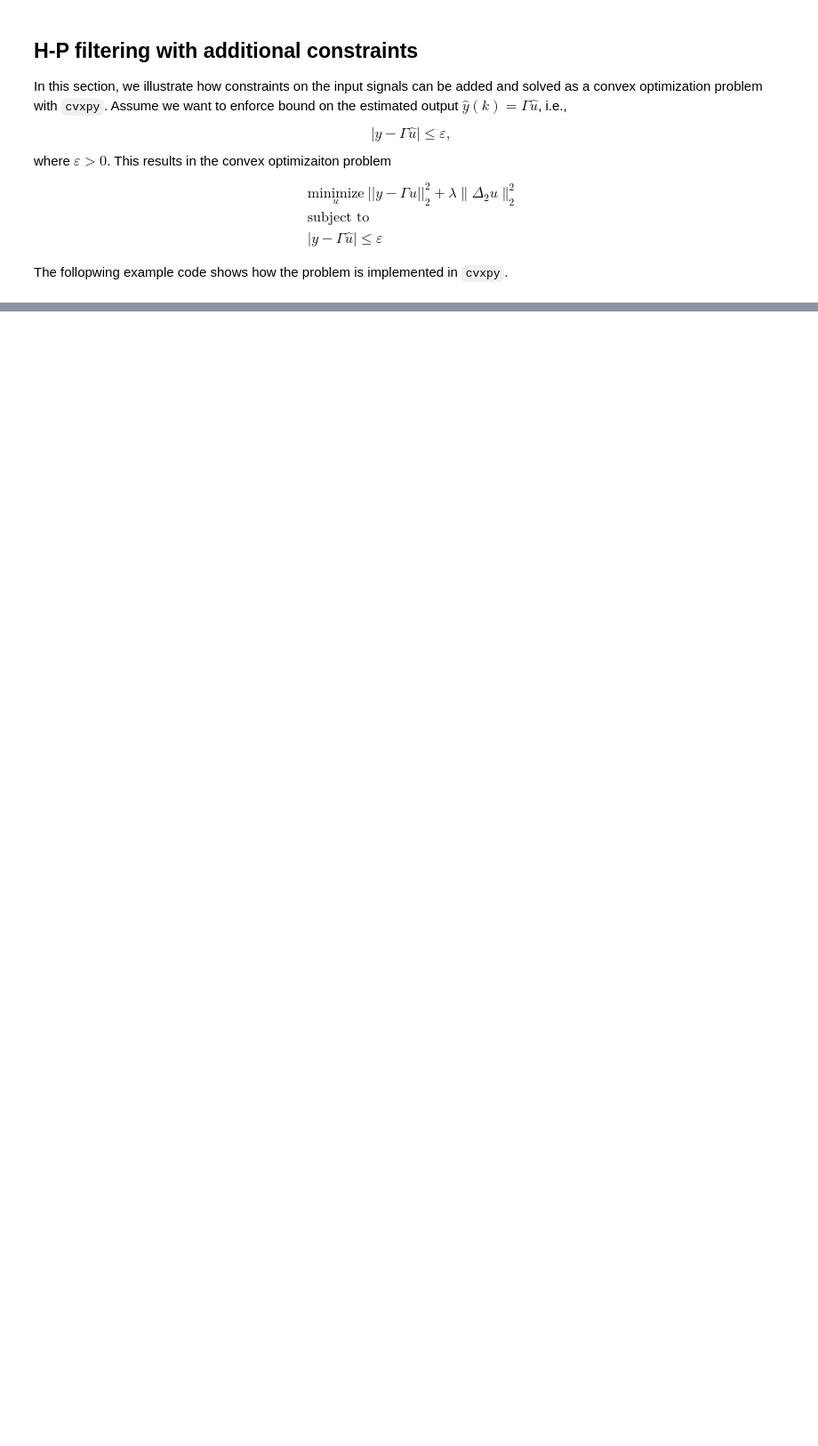
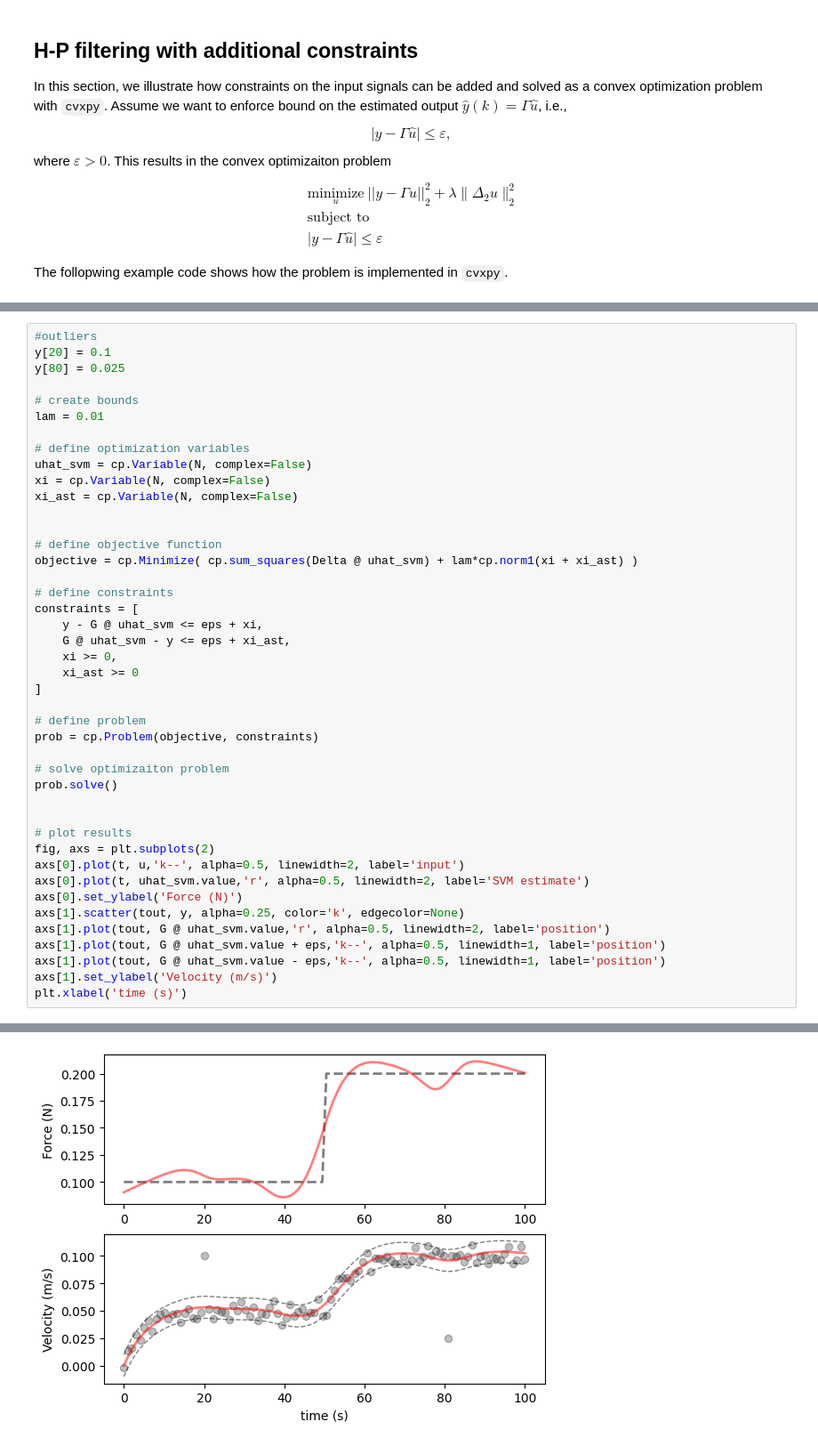
Before and after one commit to mmanngard/VirtualSensors, a Jupyter notebook: notebooks/virtual_sensing_introduction.ipynb, the cells around one changed output, grey strips where cells are left out. Shown at 89% size. Saved outputs shown, nothing was run; the diff lists cells and outputs as text; blank space fills up the shorter version.

```diff
--- a/notebooks/virtual_sensing_introduction.ipynb
+++ b/notebooks/virtual_sensing_introduction.ipynb
@@ -413,0 +429,44 @@ Text(0.5, 0, 'time (s)')
+# %%
+#outliers
+y[20] = 0.1
+y[80] = 0.025
+
+# create bounds
+lam = 0.01
+
+# define optimization variables
+uhat_svm = cp.Variable(N, complex=False)
+xi = cp.Variable(N, complex=False)
+xi_ast = cp.Variable(N, complex=False)
+
+
+# define objective function
+objective = cp.Minimize( cp.sum_squares(Delta @ uhat_svm) + lam*cp.norm1(xi + xi_ast) )
+
+# define constraints
+constraints = [
+    y - G @ uhat_svm <= eps + xi,
+    G @ uhat_svm - y <= eps + xi_ast,
+    xi >= 0,
+    xi_ast >= 0
+]
+
+# define problem
+prob = cp.Problem(objective, constraints)
+
+# solve optimizaiton problem
+prob.solve()
+
+
+# plot results
+fig, axs = plt.subplots(2)
+axs[0].plot(t, u,'k--', alpha=0.5, linewidth=2, label='input')
+axs[0].plot(t, uhat_svm.value,'r', alpha=0.5, linewidth=2, label='SVM estimate')
+axs[0].set_ylabel('Force (N)')
+axs[1].scatter(tout, y, alpha=0.25, color='k', edgecolor=None)
+axs[1].plot(tout, G @ uhat_svm.value,'r', alpha=0.5, linewidth=2, label='position')
+axs[1].plot(tout, G @ uhat_svm.value + eps,'k--', alpha=0.5, linewidth=1, label='position')
+axs[1].plot(tout, G @ uhat_svm.value - eps,'k--', alpha=0.5, linewidth=1, label='position')
+axs[1].set_ylabel('Velocity (m/s)')
+plt.xlabel('time (s)')
+# %% [output]
@@ -413,0 +474 @@ Text(0.5, 0, 'time (s)')
+[figure, added]
```
Also changed, not shown: parts of 6 cells of this notebook.
